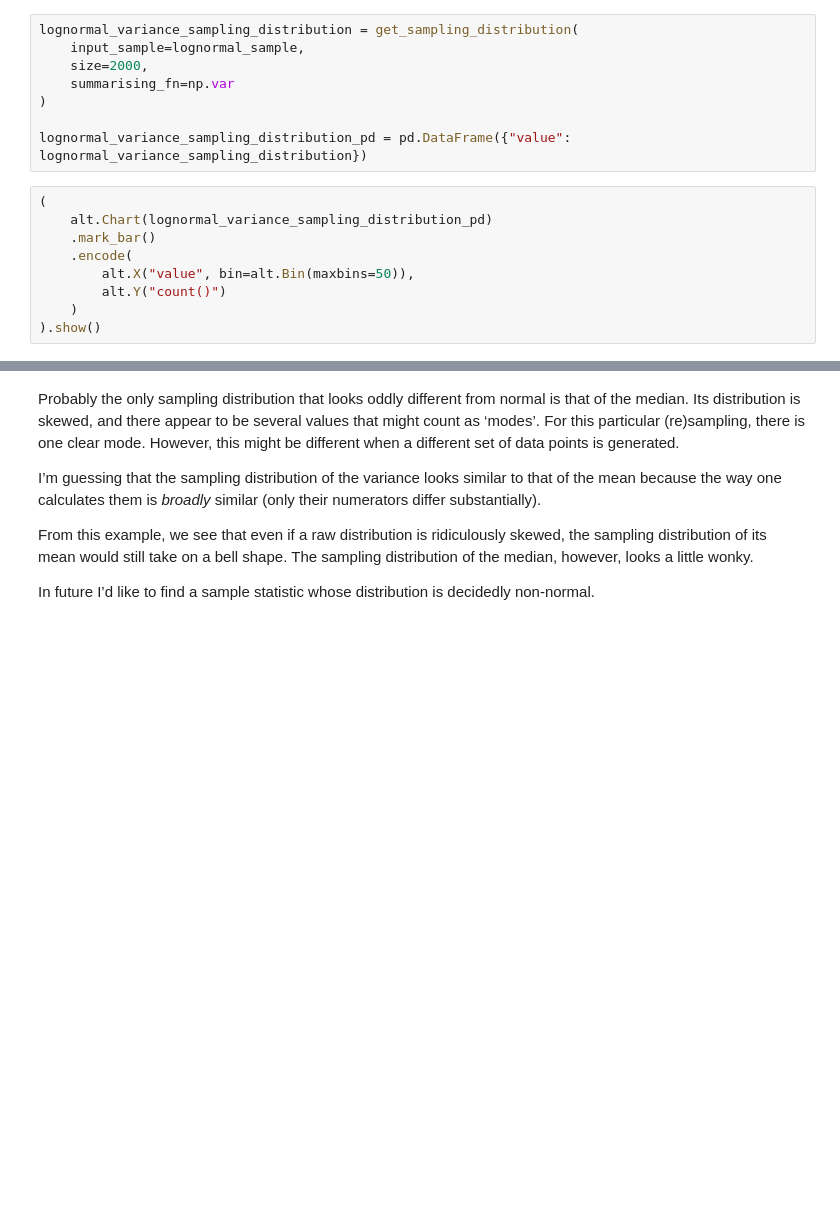
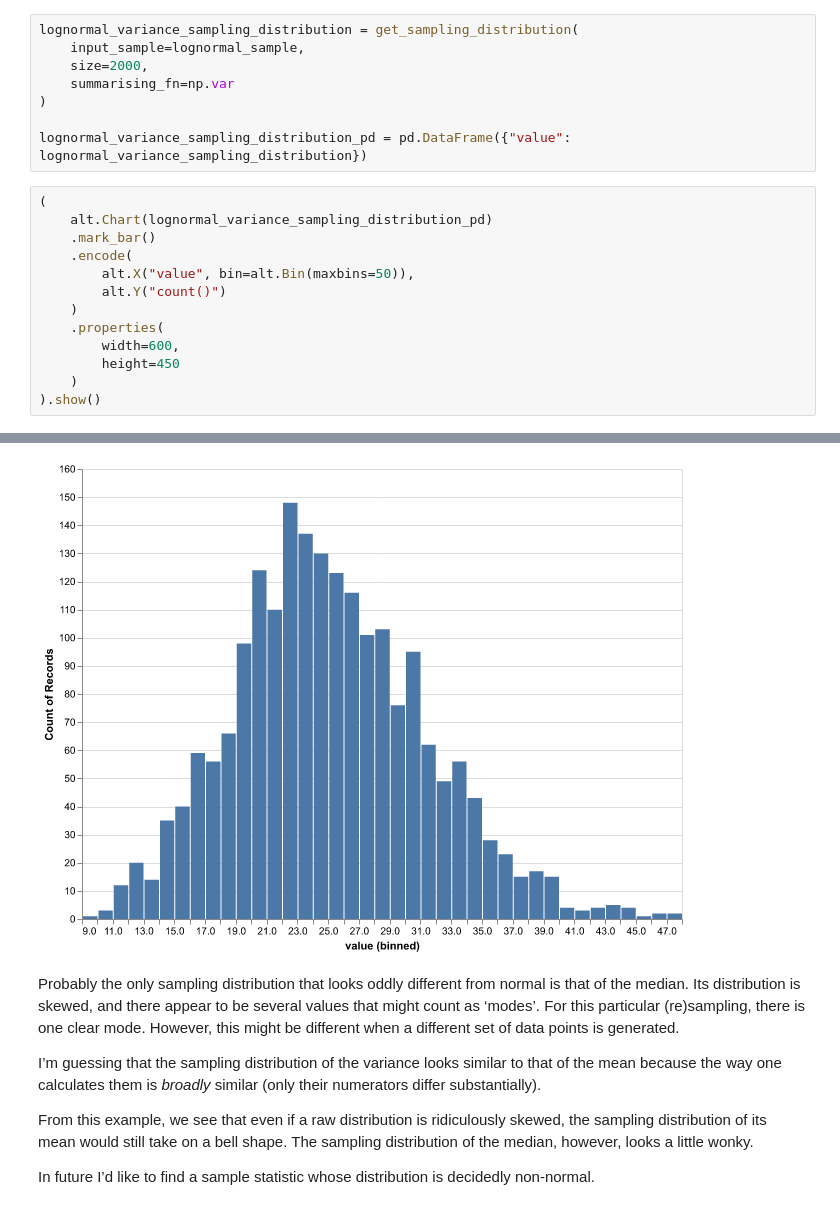
Before and after one commit to iankohdes/stats-review, a Jupyter notebook: sampling-distributions/sampling_distributions.ipynb, the cells around one changed output, grey strips where cells are left out. Drawn from its saved outputs; the diff is of its cells as text; blank space fills up the shorter version.

```diff
--- a/sampling-distributions/sampling_distributions.ipynb
+++ b/sampling-distributions/sampling_distributions.ipynb
@@ -415,5 +433,9 @@ lognormal_variance_sampling_distribution_pd = pd.DataFrame({"value": lognormal_v
         alt.X("value", bin=alt.Bin(maxbins=50)),
         alt.Y("count()")
     )
+    .properties(
+        width=600,
+        height=450
+    )
 ).show()
 # %% [output]
@@ -421,3 +442,4 @@ lognormal_variance_sampling_distribution_pd = pd.DataFrame({"value": lognormal_v
+[figure, added]
 # %% [markdown]
 Probably the only sampling distribution that looks oddly different from normal is that of the median. Its distribution is skewed, and there appear to be several values that might count as ‘modes’. For this particular (re)sampling, there is one clear mode. However, this might be different when a different set of data points is generated.
 
```
Also changed, not shown: parts of 5 cells of this notebook, 2 other files.
